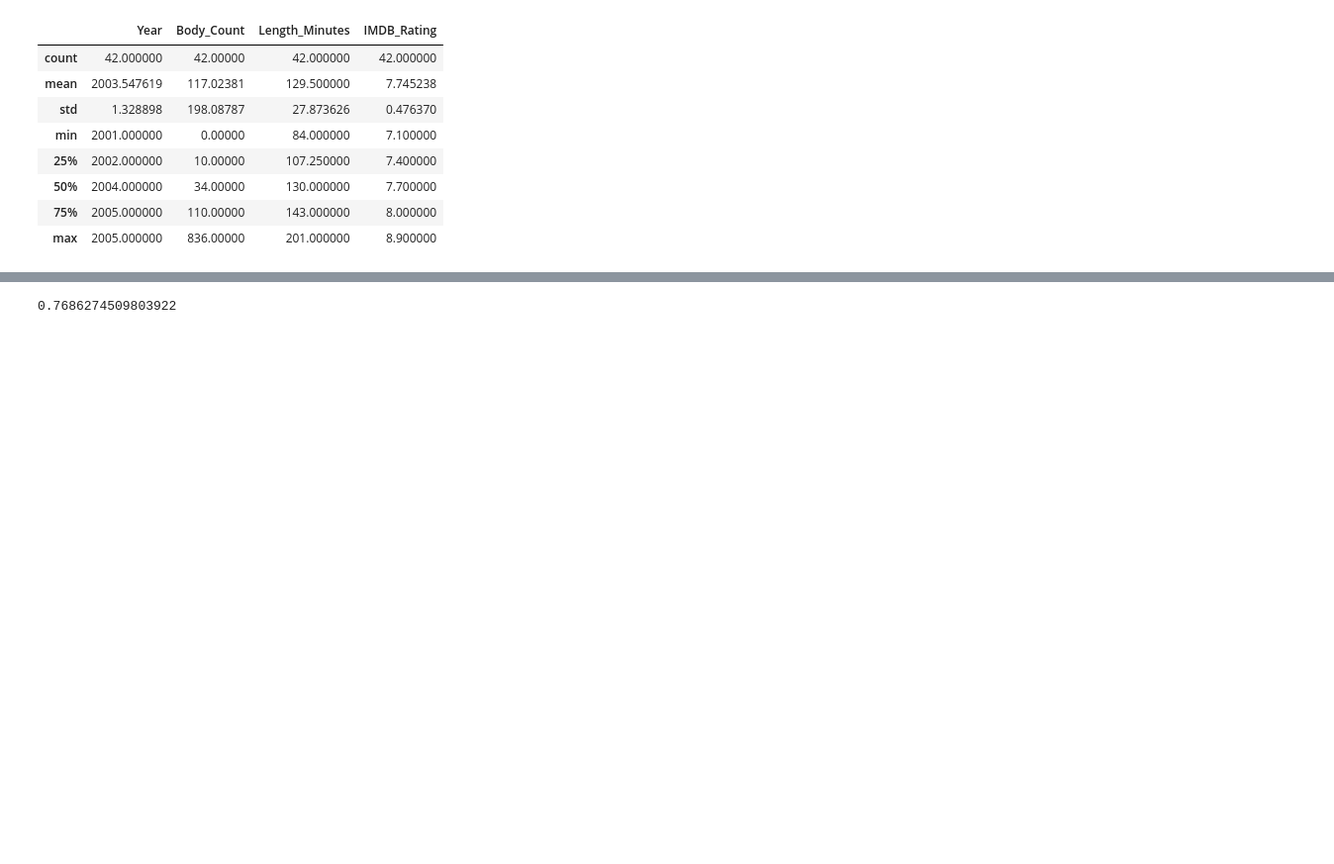
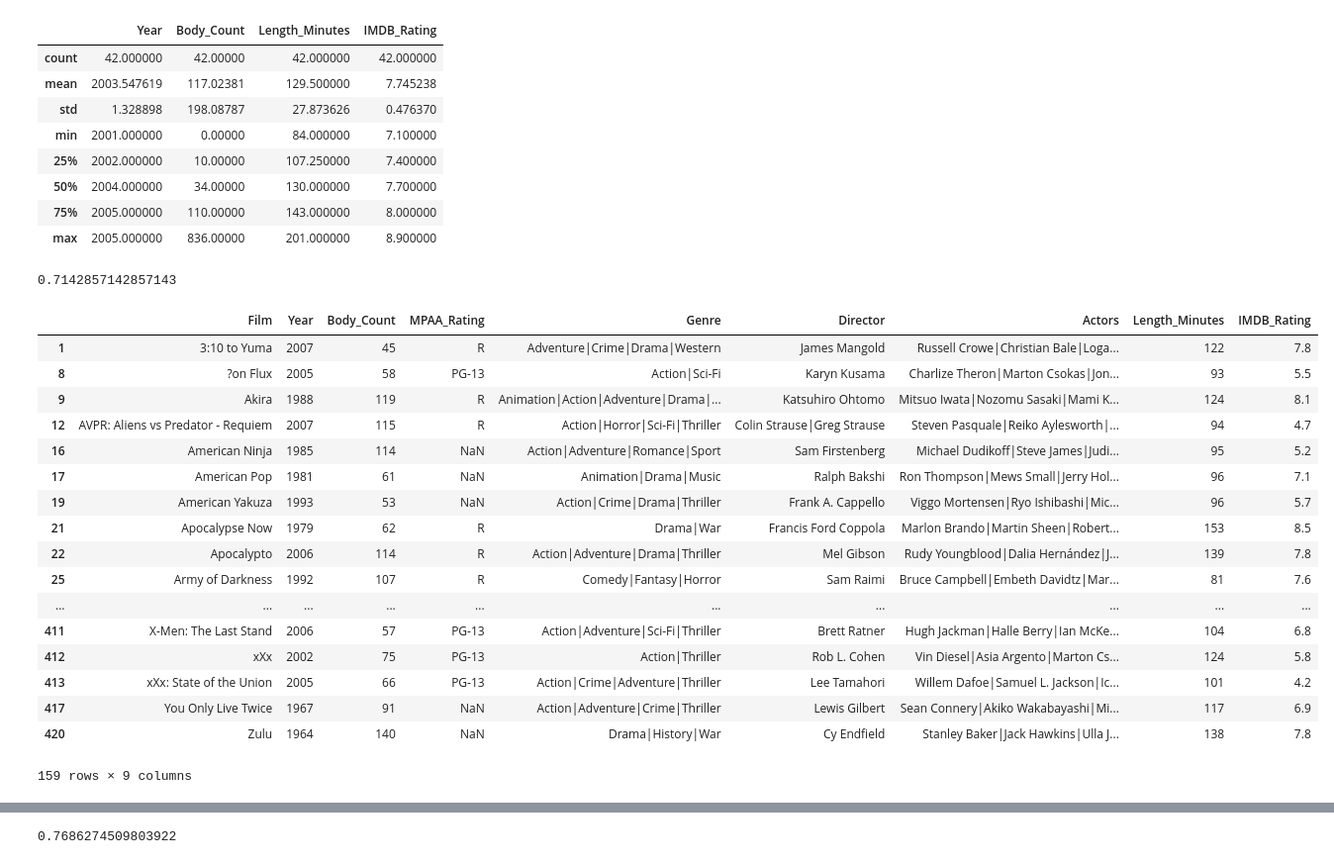
Before and after one commit to gucci-j/MLAI, a Jupyter notebook: Lab 1 - Probability and Introduction to Jupyter Notebooks.ipynb, the cells around one changed output, grey strips where cells are left out. Shown at 99% size. Saved outputs shown, nothing was run; the diff lists cells and outputs as text; code cells hidden in the pictures; blank space fills up the shorter version.

```diff
--- a/Lab 1 - Probability and Introduction to Jupyter Notebooks.ipynb
+++ b/Lab 1 - Probability and Introduction to Jupyter Notebooks.ipynb
@@ -113,3 +113,35 @@ rating_list.describe()
 | 50% | 2004.000000 | 34.00000 | 130.000000 | 7.700000 |
 | 75% | 2005.000000 | 110.00000 | 143.000000 | 8.000000 |
 | max | 2005.000000 | 836.00000 | 201.000000 | 8.900000 |
+# %%
+pa_list = film_deaths[film_deaths['Body_Count'] > 40]
+pa_list = pa_list[pa_list['Length_Minutes'] > 120]
+
+pb_list = pa_list[pa_list['IMDB_Rating'] > 7]
+
+print(len(pb_list) / len(pa_list))
+# %% [output]
+0.7142857142857143
+# %%
+pa_list = film_deaths[film_deaths['Body_Count'] > 40]
+
+pa_list
+# %% [output]
+|  | Film | Year | Body_Count | MPAA_Rating | Genre | Director | Actors | Length_Minutes | IMDB_Rating |
+| 1 | 3:10 to Yuma | 2007 | 45 | R | Adventure|Crime|Drama|Western | James Mangold | Russell Crowe|Christian Bale|Loga... | 122 | 7.8 |
+| 8 | ?on Flux | 2005 | 58 | PG-13 | Action|Sci-Fi | Karyn Kusama | Charlize Theron|Marton Csokas|Jon... | 93 | 5.5 |
+| 9 | Akira | 1988 | 119 | R | Animation|Action|Adventure|Drama|... | Katsuhiro Ohtomo | Mitsuo Iwata|Nozomu Sasaki|Mami K... | 124 | 8.1 |
+| 12 | AVPR: Aliens vs Predator - Requiem | 2007 | 115 | R | Action|Horror|Sci-Fi|Thriller | Colin Strause|Greg Strause | Steven Pasquale|Reiko Aylesworth|... | 94 | 4.7 |
+| 16 | American Ninja | 1985 | 114 | NaN | Action|Adventure|Romance|Sport | Sam Firstenberg | Michael Dudikoff|Steve James|Judi... | 95 | 5.2 |
+| 17 | American Pop | 1981 | 61 | NaN | Animation|Drama|Music | Ralph Bakshi | Ron Thompson|Mews Small|Jerry Hol... | 96 | 7.1 |
+| 19 | American Yakuza | 1993 | 53 | NaN | Action|Crime|Drama|Thriller | Frank A. Cappello | Viggo Mortensen|Ryo Ishibashi|Mic... | 96 | 5.7 |
+| 21 | Apocalypse Now | 1979 | 62 | R | Drama|War | Francis Ford Coppola | Marlon Brando|Martin Sheen|Robert... | 153 | 8.5 |
+| 22 | Apocalypto | 2006 | 114 | R | Action|Adventure|Drama|Thriller | Mel Gibson | Rudy Youngblood|Dalia Hernández|J... | 139 | 7.8 |
+| 25 | Army of Darkness | 1992 | 107 | R | Comedy|Fantasy|Horror | Sam Raimi | Bruce Campbell|Embeth Davidtz|Mar... | 81 | 7.6 |
+| ... | ... | ... | ... | ... | ... | ... | ... | ... | ... |
+| 411 | X-Men: The Last Stand | 2006 | 57 | PG-13 | Action|Adventure|Sci-Fi|Thriller | Brett Ratner | Hugh Jackman|Halle Berry|Ian McKe... | 104 | 6.8 |
+| 412 | xXx | 2002 | 75 | PG-13 | Action|Thriller | Rob L. Cohen | Vin Diesel|Asia Argento|Marton Cs... | 124 | 5.8 |
+| 413 | xXx: State of the Union | 2005 | 66 | PG-13 | Action|Crime|Adventure|Thriller | Lee Tamahori | Willem Dafoe|Samuel L. Jackson|Ic... | 101 | 4.2 |
+| 417 | You Only Live Twice | 1967 | 91 | NaN | Action|Adventure|Crime|Thriller | Lewis Gilbert | Sean Connery|Akiko Wakabayashi|Mi... | 117 | 6.9 |
+| 420 | Zulu | 1964 | 140 | NaN | Drama|History|War | Cy Endfield | Stanley Baker|Jack Hawkins|Ulla J... | 138 | 7.8 |
+159 rows × 9 columns
```
Also changed, not shown: parts of 6 cells of this notebook, 1 other file.
